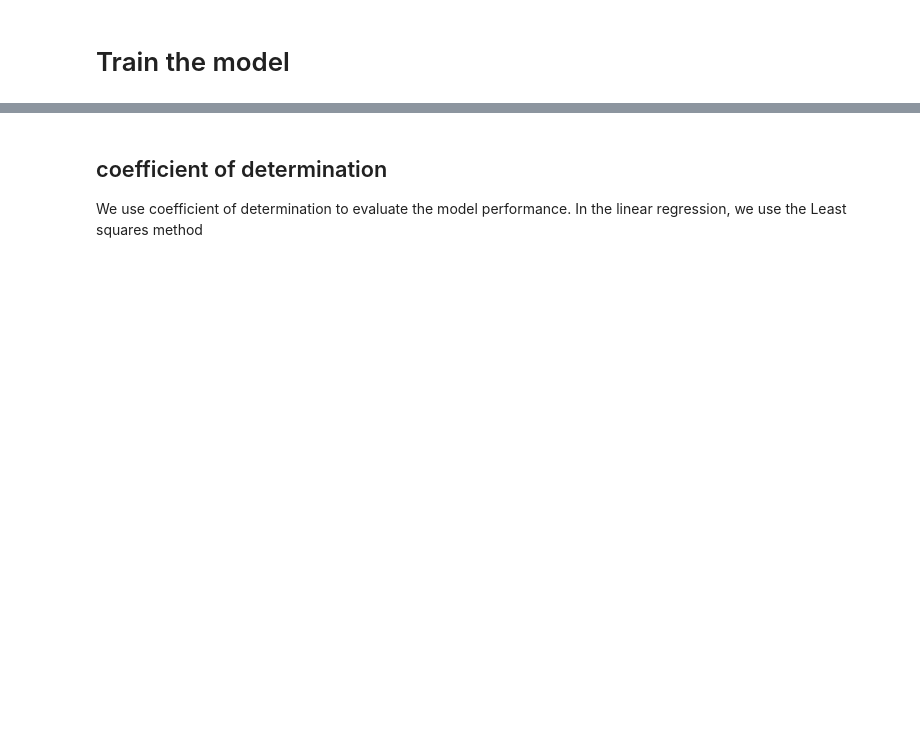
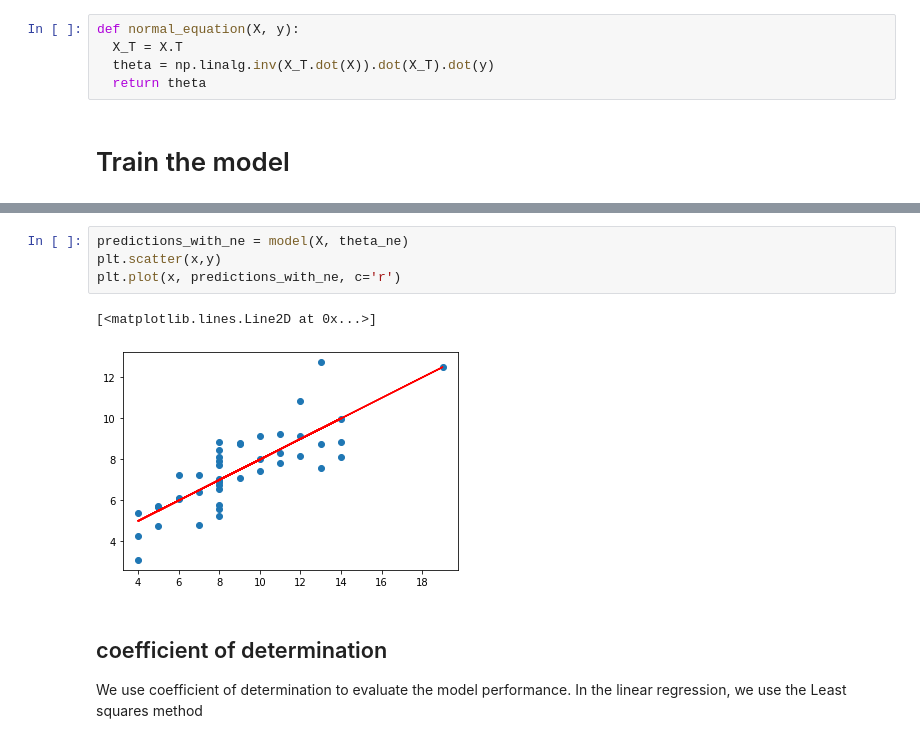
Before and after one commit to dynamo63/machine-learning-from-scratch, a Jupyter notebook: univariate_linear_regression.ipynb, the cells around one changed output, grey strips where cells are left out. Drawn from its saved outputs; the diff is of its cells as text; blank space fills up the shorter version.

```diff
--- a/univariate_linear_regression.ipynb
+++ b/univariate_linear_regression.ipynb
@@ -97,2 +130,7 @@ def descent_gradient(X, y, theta, learning_rate=0.01, n_iter=100):
+# %%
+def normal_equation(X, y):
+  X_T = X.T
+  theta = np.linalg.inv(X_T.dot(X)).dot(X_T).dot(y)
+  return theta
 # %% [markdown]
 # Train the model
@@ -118,3 +169,10 @@ plt.plot(range(n_iterations), cost_history)
+# %%
+predictions_with_ne = model(X, theta_ne)
+plt.scatter(x,y)
+plt.plot(x, predictions_with_ne, c='r')
+# %% [output]
+[<matplotlib.lines.Line2D at 0x...>]
+[figure, added]
 # %% [markdown]
 ## coefficient of determination
 
```
Also changed, not shown: parts of 21 cells of this notebook.
